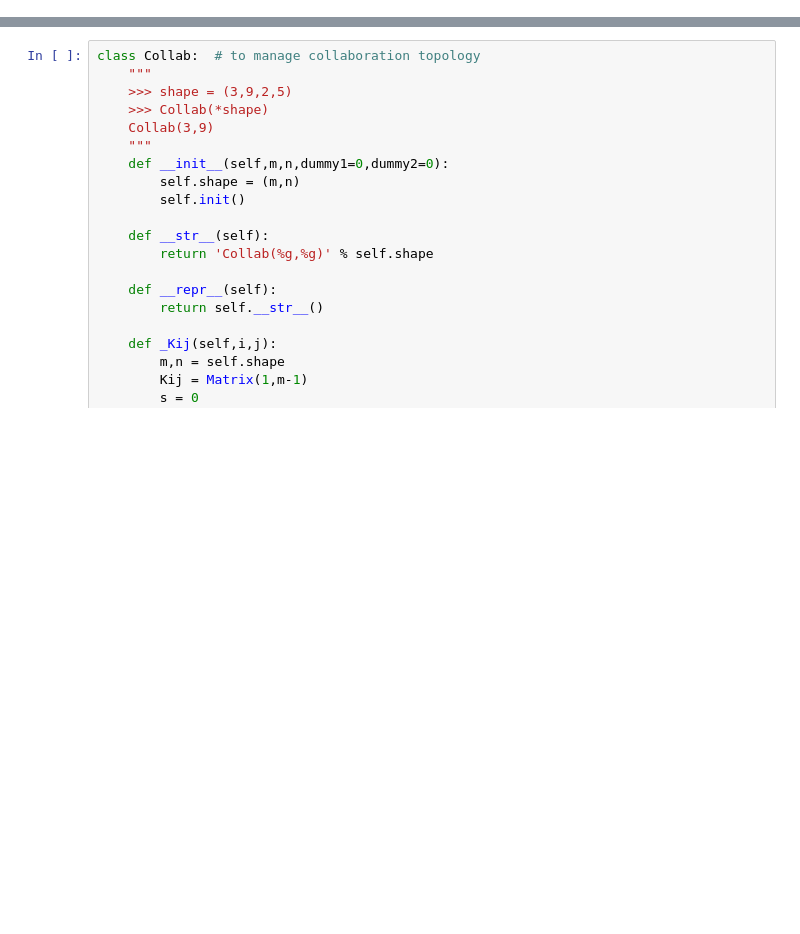
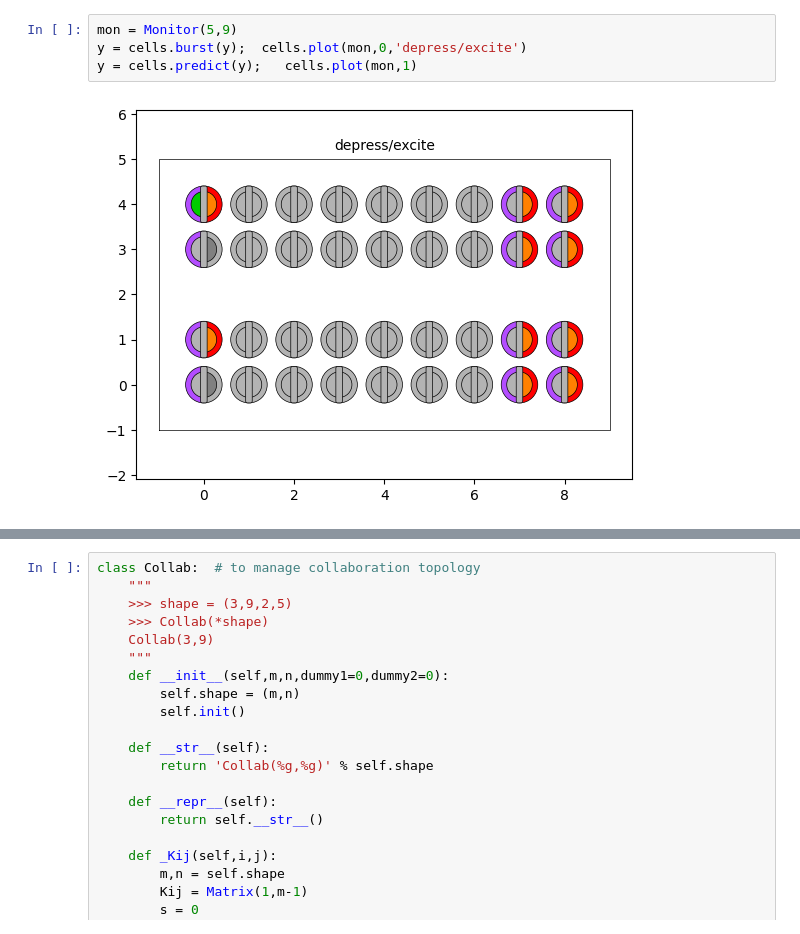
Before and after one commit to ihux/neurotron-develop, a Jupyter notebook: jupyter/neurotron/cluster.ipynb, the cells around one changed output, grey strips where cells are left out. Drawn from its saved outputs; the diff is of its cells as text; blank space fills up the shorter version.

```diff
--- a/jupyter/neurotron/cluster.ipynb
+++ b/jupyter/neurotron/cluster.ipynb
@@ -481 +402,7 @@ f: [1 0 0 0 0 0 0]
+# %%
+mon = Monitor(5,9)
+y = cells.burst(y);  cells.plot(mon,0,'depress/excite')
+y = cells.predict(y);   cells.plot(mon,1)
+# %% [output]
+[figure, added]
 # %%
```
Also changed, not shown: parts of 10 cells of this notebook, 1 other file.
